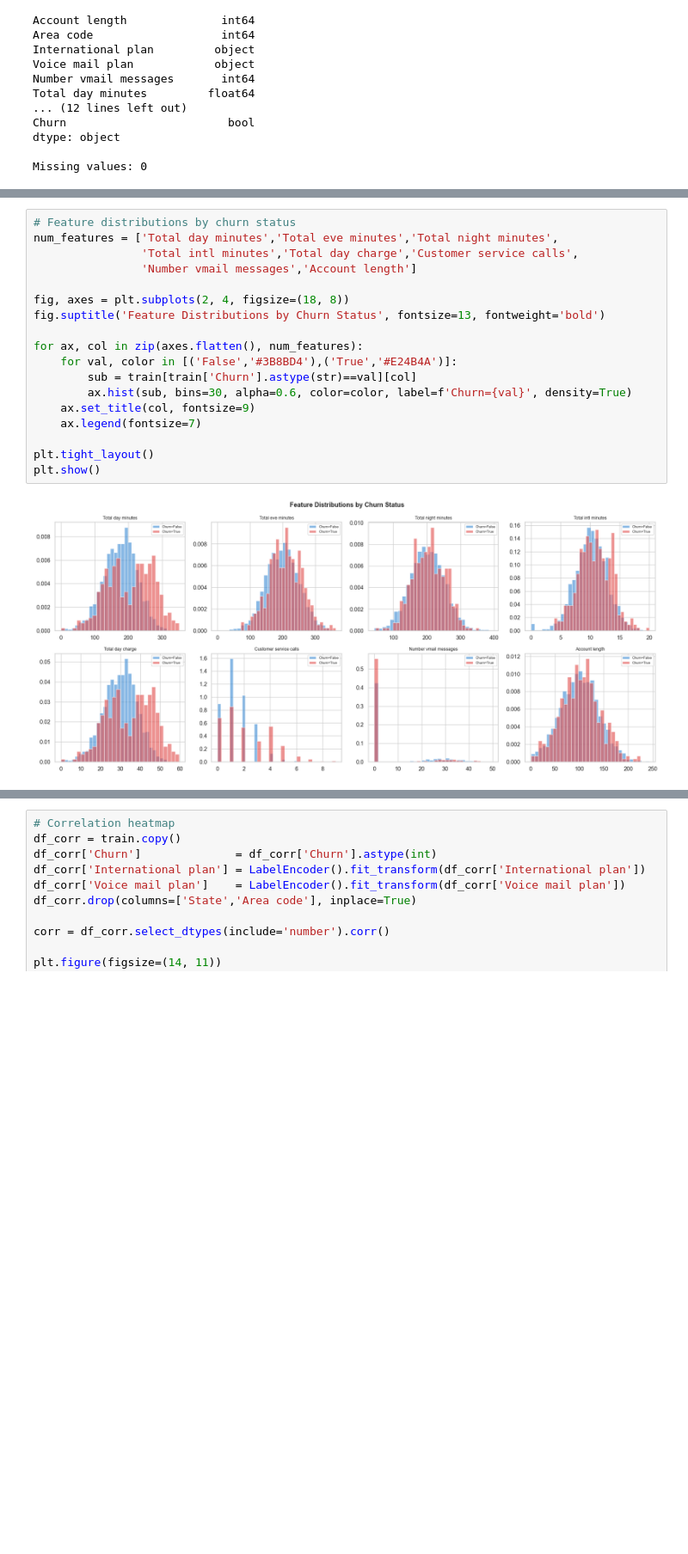
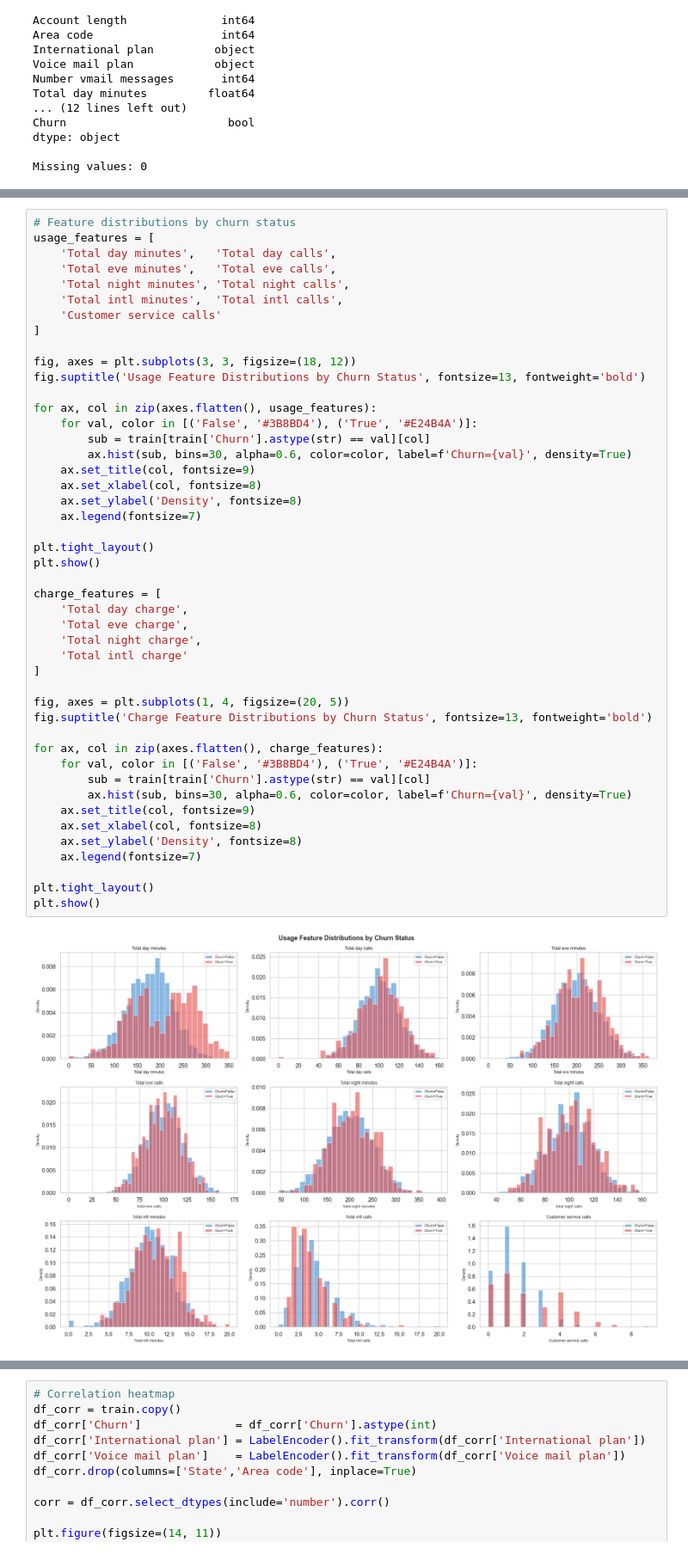
Before and after one commit to SewminiKaveesha/Customer-churn-prediction, a Jupyter notebook: Notebooks/02_EDA.ipynb, the cells around one changed output, grey strips where cells are left out. Shown at 86% size. Saved outputs shown, nothing was run; the diff lists cells and outputs as text; blank space fills up the shorter version.

```diff
--- a/Notebooks/02_EDA.ipynb
+++ b/Notebooks/02_EDA.ipynb
@@ -74,20 +88,48 @@ plt.show()
 # %%
 # Feature distributions by churn status
-num_features = ['Total day minutes','Total eve minutes','Total night minutes',
-                'Total intl minutes','Total day charge','Customer service calls',
-                'Number vmail messages','Account length']
+usage_features = [
+    'Total day minutes',   'Total day calls',
+    'Total eve minutes',   'Total eve calls',
+    'Total night minutes', 'Total night calls',
+    'Total intl minutes',  'Total intl calls',
+    'Customer service calls'
+]
 
-fig, axes = plt.subplots(2, 4, figsize=(18, 8))
-fig.suptitle('Feature Distributions by Churn Status', fontsize=13, fontweight='bold')
+fig, axes = plt.subplots(3, 3, figsize=(18, 12))
+fig.suptitle('Usage Feature Distributions by Churn Status', fontsize=13, fontweight='bold')
 
-for ax, col in zip(axes.flatten(), num_features):
-    for val, color in [('False','#3B8BD4'),('True','#E24B4A')]:
-        sub = train[train['Churn'].astype(str)==val][col]
+for ax, col in zip(axes.flatten(), usage_features):
+    for val, color in [('False', '#3B8BD4'), ('True', '#E24B4A')]:
+        sub = train[train['Churn'].astype(str) == val][col]
         ax.hist(sub, bins=30, alpha=0.6, color=color, label=f'Churn={val}', density=True)
     ax.set_title(col, fontsize=9)
+    ax.set_xlabel(col, fontsize=8)
+    ax.set_ylabel('Density', fontsize=8)
     ax.legend(fontsize=7)
 
 plt.tight_layout()
 plt.show()
+
+charge_features = [
+    'Total day charge',
+    'Total eve charge',
+    'Total night charge',
+    'Total intl charge'
+]
+
+fig, axes = plt.subplots(1, 4, figsize=(20, 5))
+fig.suptitle('Charge Feature Distributions by Churn Status', fontsize=13, fontweight='bold')
+
+for ax, col in zip(axes.flatten(), charge_features):
+    for val, color in [('False', '#3B8BD4'), ('True', '#E24B4A')]:
+        sub = train[train['Churn'].astype(str) == val][col]
+        ax.hist(sub, bins=30, alpha=0.6, color=color, label=f'Churn={val}', density=True)
+    ax.set_title(col, fontsize=9)
+    ax.set_xlabel(col, fontsize=8)
+    ax.set_ylabel('Density', fontsize=8)
+    ax.legend(fontsize=7)
+
+plt.tight_layout()
+plt.show()
 # %% [output]
-[figure, old version]
+[figure, new version]
```
Also changed, not shown: parts of 2 cells of this notebook.
